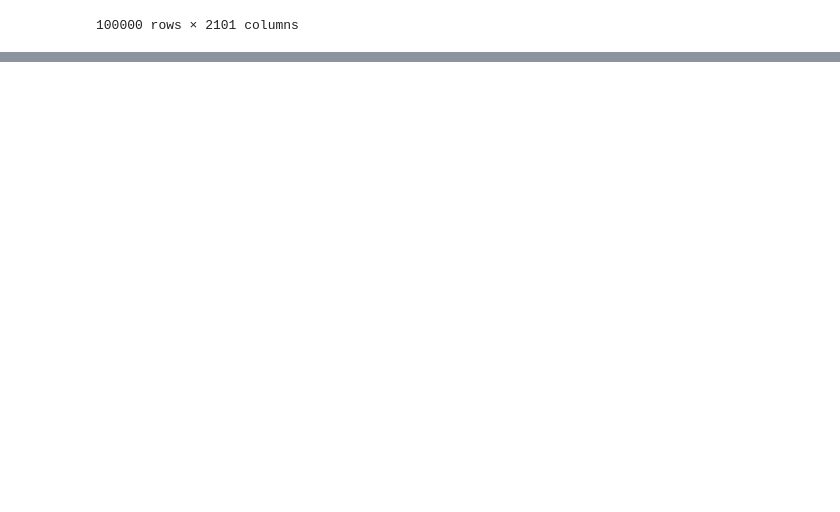
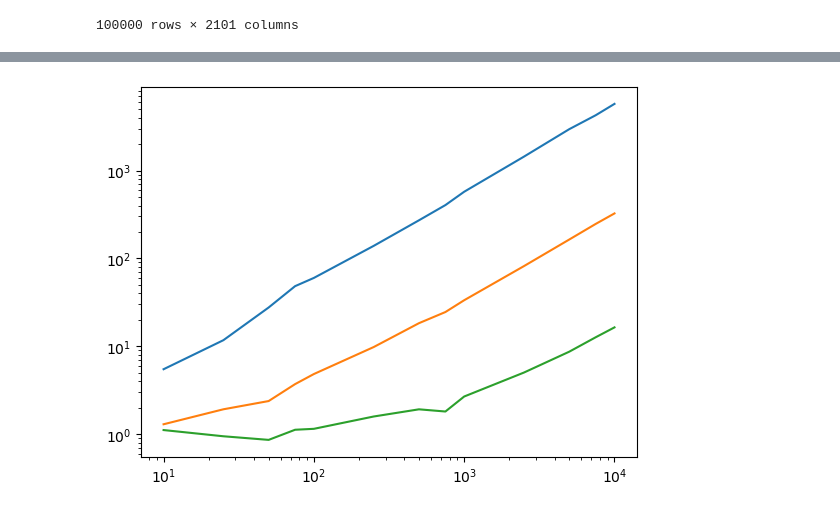
Before and after one commit to FrancescoLR02/JetClustering, a Jupyter notebook: Analysis.ipynb, the cells around one changed output, grey strips where cells are left out. Saved outputs shown, nothing was run; the diff lists cells and outputs as text; code cells hidden in the pictures; blank space fills up the shorter version.

```diff
--- a/test.ipynb
+++ b/Analysis.ipynb
@@ -47,0 +97,16 @@ df.to_hdf('U_events_uncompressed.h5', key='df', complevel=0)
+# %%
+numCollision = [10, 25, 50, 75, 100, 250, 500, 750, 1000, 2500, 5000, 7500, 10000] #25000, 50000, 75000, 100000]
+
+
+with open('BenchmarkTime_Complete.pkl', 'rb') as f:
+   BenchmarkTime = pickle.load(f)
+# %%
+plt.plot(numCollision, BenchmarkTime['Serial'])
+plt.plot(numCollision, BenchmarkTime['Directive'])
+plt.plot(numCollision, BenchmarkTime['CUDA'])
+
+
+plt.yscale('log')
+plt.xscale('log')
+# %% [output]
+[figure, added]
```
Also changed, not shown: parts of 6 cells of this notebook, 11 other files.
